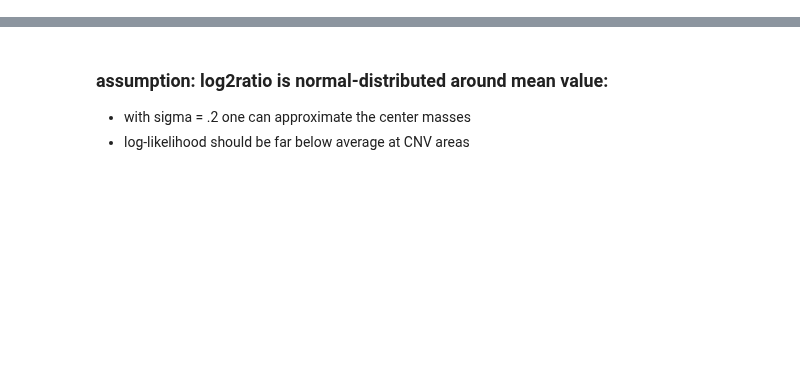
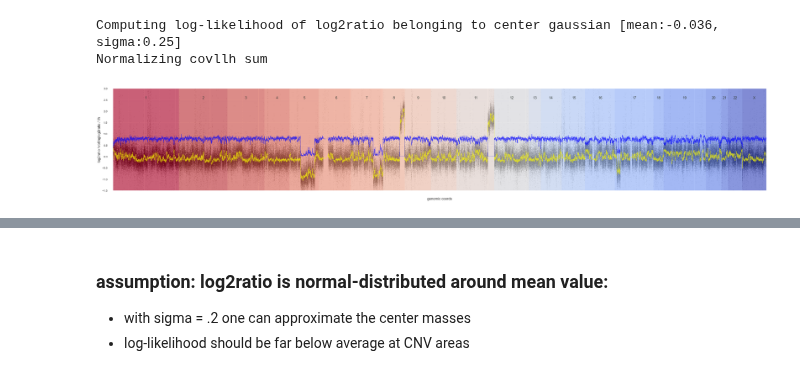
Before and after one commit to Mar111tiN/myCNV, a Jupyter notebook: nb/addRollingCoverageLLH.ipynb, the cells around one changed output, grey strips where cells are left out. Drawn from its saved outputs; the diff is of its cells as text; code cells hidden in the pictures; blank space fills up the shorter version.

```diff
--- a/nb/addRollingCoverageLLH.ipynb
+++ b/nb/addRollingCoverageLLH.ipynb
@@ -62,0 +83,73 @@ fig, ax, df, chrom_df = plot_genomic(cov_df.query('Coverage > 50 and PONmeanCov
+# %%
+snpcov_df, rolling_cov_df = apply_rolling_coverage(snp_df, cov_df, config)
+
+log2mean = dict(
+        title='rollinglog2ratio',
+        plot_type='line',   # ['line', 'scatter']
+        data='log2ratiomean',
+        plot_args=dict(
+            linewidth=1,
+            color='yellow',
+            alpha=.7
+        )
+    )
+
+llh = dict(
+        title='llh',
+        plot_type='line',   # ['line', 'scatter']
+        data='covllhsum',
+        plot_args=dict(
+            linewidth=1,
+            color='blue',
+            alpha=.7
+        )
+    )
+
+llhdiff = dict(
+        title='llh',
+        plot_type='line',   # ['line', 'scatter']
+        data='covllhsumDiff',
+        plot_args=dict(
+            linewidth=1,
+            color='yellow',
+            alpha=.7
+        )
+    )
+
+log2diff = dict(
+        title='rollinglog2ratio',
+        plot_type='line',   # ['line', 'scatter']
+        data='log2ratiomeanDiff',
+        plot_args=dict(
+            linewidth=1,
+            color='blue',
+            alpha=.7
+        ))
+
+log2L = dict(
+        title='rollinglog2ratio',
+        plot_type='line',   # ['line', 'scatter']
+        data='log2ratiomeanL',
+        plot_args=dict(
+            linewidth=1,
+            color='white',
+            alpha=.7
+        ))
+
+log2R = dict(
+        title='rollinglog2ratio',
+        plot_type='line',   # ['line', 'scatter']
+        data='log2ratiomeanR',
+        plot_args=dict(
+            linewidth=1,
+            color='black',
+            alpha=.7
+        ))
+
+chroms = ['chr3', 'chr4', 'chr5', 'chr6', 'chr8', 'chr9', 'chr20']
+
+_, _, _, _ = plot_genomic(rolling_cov_df, plots=[log2,log2mean, llh], chroms='all', region='', **fig_params)
+# %% [output]
+Computing log-likelihood of log2ratio belonging to center gaussian [mean:-0.036, sigma:0.25]
+Normalizing covllh sum
+[figure, added]
```
Also changed, not shown: parts of 32 cells of this notebook, 3 other files.
